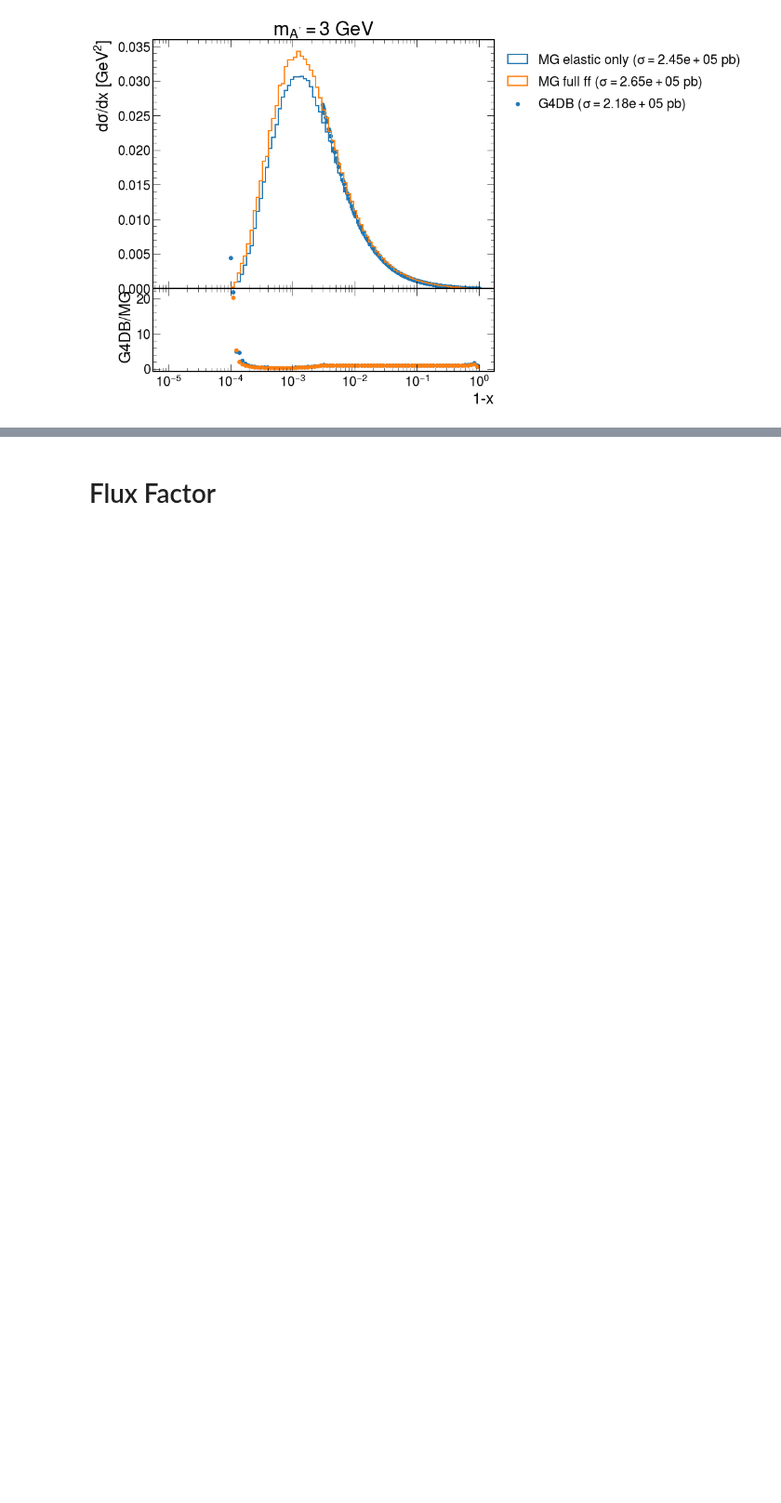
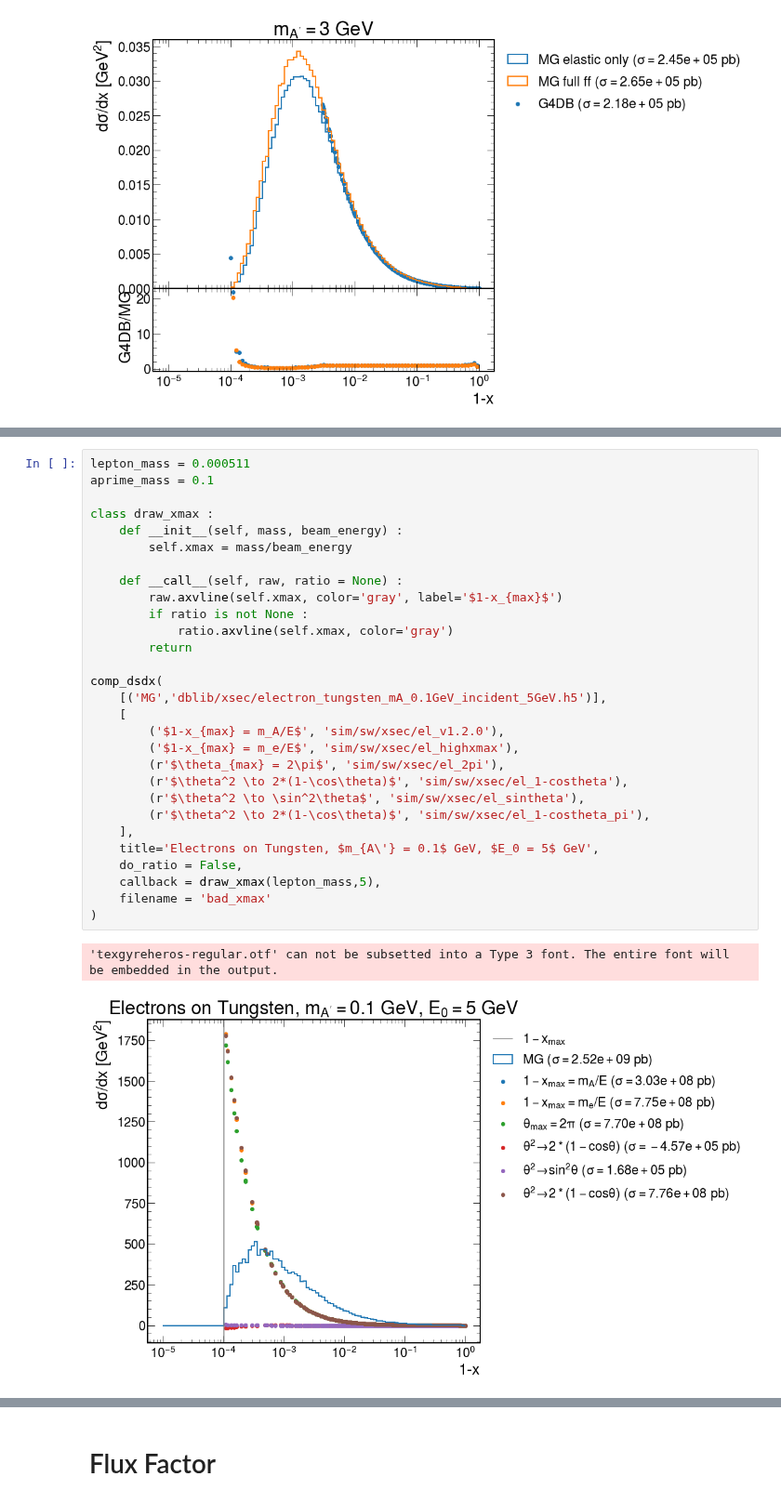
Before and after one commit to tomeichlersmith/ldmx-sim-technique, a Jupyter notebook: xsec.ipynb, the cells around one changed output, grey strips where cells are left out. Shown at 93% size. Cells and saved outputs as stored; diff of their text form; blank space fills up the shorter version.

```diff
--- a/xsec.ipynb
+++ b/xsec.ipynb
@@ -121,0 +150,32 @@ for ma in ['0.2','1','3'] :
+# %%
+lepton_mass = 0.000511
+aprime_mass = 0.1
+
+class draw_xmax :
+    def __init__(self, mass, beam_energy) :
+        self.xmax = mass/beam_energy
+
+    def __call__(self, raw, ratio = None) :
+        raw.axvline(self.xmax, color='gray', label='$1-x_{max}$')
+        if ratio is not None :
+            ratio.axvline(self.xmax, color='gray')
+        return
+
+comp_dsdx(
+    [('MG','dblib/xsec/electron_tungsten_mA_0.1GeV_incident_5GeV.h5')],
+    [
+        ('$1-x_{max} = m_A/E$', 'sim/sw/xsec/el_v1.2.0'),
+        ('$1-x_{max} = m_e/E$', 'sim/sw/xsec/el_highxmax'),
+        (r'$\theta_{max} = 2\pi$', 'sim/sw/xsec/el_2pi'),
+        (r'$\theta^2 \to 2*(1-\cos\theta)$', 'sim/sw/xsec/el_1-costheta'),
+        (r'$\theta^2 \to \sin^2\theta$', 'sim/sw/xsec/el_sintheta'),
+        (r'$\theta^2 \to 2*(1-\cos\theta)$', 'sim/sw/xsec/el_1-costheta_pi'),
+    ],
+    title='Electrons on Tungsten, $m_{A\'} = 0.1$ GeV, $E_0 = 5$ GeV',
+    do_ratio = False,
+    callback = draw_xmax(lepton_mass,5),
+    filename = 'bad_xmax'
+)
+# %% [output]
+'texgyreheros-regular.otf' can not be subsetted into a Type 3 font. The entire font will be embedded in the output.
+[figure, added]
```
Also changed, not shown: parts of 7 cells of this notebook.
